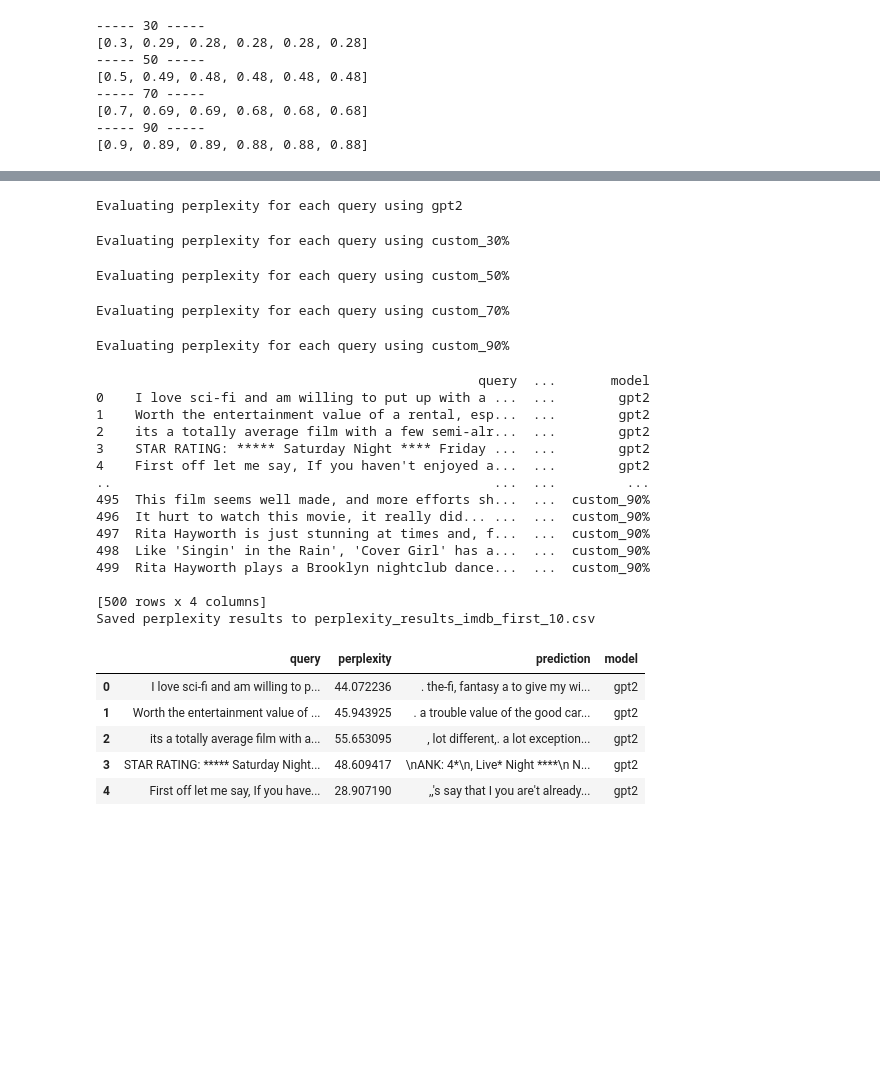
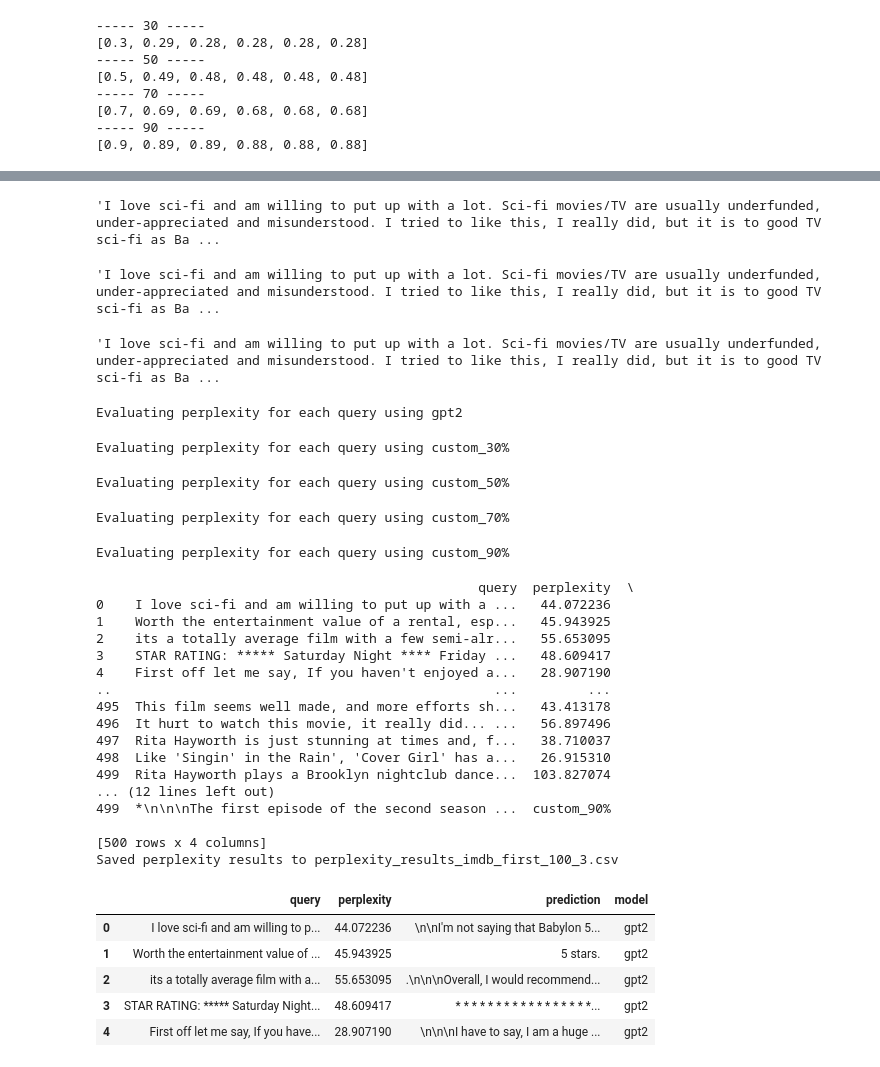
Before and after one commit to sosamandara/token_reduction_nlp, a Jupyter notebook: src/perplexity_imdb/Perplexity_per_query_imdb.ipynb, the cells around one changed output, grey strips where cells are left out. Saved outputs shown, nothing was run; the diff lists cells and outputs as text; code cells hidden in the pictures; blank space fills up the shorter version.

```diff
--- a/src/perplexity_imdb/Perplexity_per_query_imdb.ipynb
+++ b/src/perplexity_imdb/Perplexity_per_query_imdb.ipynb
@@ -136,5 +122,35 @@ for i, mask in enumerate(masks):
+# %%
+input_text = """I love sci-fi and am willing to put up with a lot. Sci-fi movies/TV are usually underfunded, under-appreciated and misunderstood. I tried to like this, I really did, but it is to good TV sci-fi as Babylon 5 is to Star Trek (the original). Silly prosthetics, cheap cardboard sets, stilted dialogues, CG that doesn't match the background, and painfully one-dimensional characters cannot be overcome with a 'sci-fi' setting. (I'm sure there are those of you out there who think Babylon 5 is good sci-fi TV. It's not. It's clichéd and uninspiring.) While US viewers might like emotion and character development, sci-fi is a genre that does not take itself seriously (cf. Star Trek). It may treat important issues, yet not as a serious philosophy. It's really difficult to care about the characters here as they are not simply foolish, just missing a spark of life. Their actions and reactions are wooden and predictable, often painful to watch. The makers of Earth KNOW it's rubbish as they have to always say "Gene Roddenberry's Earth..." otherwise people would not continue watching. Roddenberry's ashes must be turning in their orbit as this dull, cheap, poorly edited (watching it without advert breaks really brings this home) trudging Trabant of a show lumbers into space. Spoiler. So, kill off a main character. And then bring him back as another actor. Jeeez! Dallas all over again.	"""
+for _ in range(50):
+    input_text = generate_text(model_gpt, tokenizer, input_text)
+input_text
+# %% [output]
+'I love sci-fi and am willing to put up with a lot. Sci-fi movies/TV are usually underfunded, under-appreciated and misunderstood. I tried to like this, I really did, but it is to good TV sci-fi as Ba ...
+# %%
+input_text = """I love sci-fi and am willing to put up with a lot. Sci-fi movies/TV are usually underfunded, under-appreciated and misunderstood. I tried to like this, I really did, but it is to good TV sci-fi as Babylon 5 is to Star Trek (the original). Silly prosthetics, cheap cardboard sets, stilted dialogues, CG that doesn't match the background, and painfully one-dimensional characters cannot be overcome with a 'sci-fi' setting. (I'm sure there are those of you out there who think Babylon 5 is good sci-fi TV. It's not. It's clichéd and uninspiring.) While US viewers might like emotion and character development, sci-fi is a genre that does not take itself seriously (cf. Star Trek). It may treat important issues, yet not as a serious philosophy. It's really difficult to care about the characters here as they are not simply foolish, just missing a spark of life. Their actions and reactions are wooden and predictable, often painful to watch. The makers of Earth KNOW it's rubbish as they have to always say "Gene Roddenberry's Earth..." otherwise people would not continue watching. Roddenberry's ashes must be turning in their orbit as this dull, cheap, poorly edited (watching it without advert breaks really brings this home) trudging Trabant of a show lumbers into space. Spoiler. So, kill off a main character. And then bring him back as another actor. Jeeez! Dallas all over again.	"""
+for _ in range(50):
+    input_text = generate_text(custom_models["topK_90"], tokenizer, input_text)
+input_text
+# %% [output]
+'I love sci-fi and am willing to put up with a lot. Sci-fi movies/TV are usually underfunded, under-appreciated and misunderstood. I tried to like this, I really did, but it is to good TV sci-fi as Ba ...
+# %%
+input_text = """I love sci-fi and am willing to put up with a lot. Sci-fi movies/TV are usually underfunded, under-appreciated and misunderstood. I tried to like this, I really did, but it is to good TV sci-fi as Babylon 5 is to Star Trek (the original). Silly prosthetics, cheap cardboard sets, stilted dialogues, CG that doesn't match the background, and painfully one-dimensional characters cannot be overcome with a 'sci-fi' setting. (I'm sure there are those of you out there who think Babylon 5 is good sci-fi TV. It's not. It's clichéd and uninspiring.) While US viewers might like emotion and character development, sci-fi is a genre that does not take itself seriously (cf. Star Trek). It may treat important issues, yet not as a serious philosophy. It's really difficult to care about the characters here as they are not simply foolish, just missing a spark of life. Their actions and reactions are wooden and predictable, often painful to watch. The makers of Earth KNOW it's rubbish as they have to always say "Gene Roddenberry's Earth..." otherwise people would not continue watching. Roddenberry's ashes must be turning in their orbit as this dull, cheap, poorly edited (watching it without advert breaks really brings this home) trudging Trabant of a show lumbers into space. Spoiler. So, kill off a main character. And then bring him back as another actor. Jeeez! Dallas all over again.	"""
+for _ in range(50):
+    input_text = generate_text(custom_models["topK_30"], tokenizer, input_text)
+input_text
+# %% [output]
+'I love sci-fi and am willing to put up with a lot. Sci-fi movies/TV are usually underfunded, under-appreciated and misunderstood. I tried to like this, I really did, but it is to good TV sci-fi as Ba ...
 # %%
-def evaluate_perplexity_for_query(model, encodings):
+def evaluate_perplexity_for_query(model, tokenizer, encodings, input_text, num_generations=50):
+
+    generated_text = input_text
+    i = 0
+    max_length = len(tokenizer(generated_text)["input_ids"])
+    while i<num_generations and max_length<1024:
+      generated_text = generate_text(model, tokenizer, generated_text)
+      i = i+1
+      max_length = max_length+1
+
     input_ids = encodings.input_ids.to('cuda')
     seq_len = input_ids.size(1)
     log_probs = []
@@ -155,14 +171,13 @@ def evaluate_perplexity_for_query(model, encodings):
 
     avg_log_prob = np.mean(log_probs)
     perplexity = np.exp(-avg_log_prob)
-    predicted_text = tokenizer.decode(predictions)
-    return perplexity, predicted_text
+    return perplexity, generated_text[len(input_text):]
 
 def evaluate_perplexity_for_each_query(model, tokenizer, dataset):
     results = []
     for text in tqdm(dataset['text'][:100]):  # Process only the first 10 entries for now
         encodings = tokenizer(text, return_tensors='pt')
-        perplexity, predicted_text = evaluate_perplexity_for_query(model, encodings)
+        perplexity, predicted_text = evaluate_perplexity_for_query(model, tokenizer, encodings, text)
         results.append({
             'query': text,
             'perplexity': perplexity,
@@ -179,49 +194,51 @@ model_names = ['gpt2'] + [f'custom_{mask_number[i]}%' for i in range(len(custom_
 # Evaluate and save perplexities for the first 10 queries
 all_results = []
 for model, model_name in zip(models, model_names):
     print(f"Evaluating perplexity for each query using {model_name}")
     model_results = evaluate_perplexity_for_each_query(model, tokenizer, imdb_dataset)
     for result in model_results:
         result['model'] = model_name
     all_results.extend(model_results)
 
 # Convert the results to a DataFrame and display
 df_results = pd.DataFrame(all_results)
 print(df_results)
 
 
 # Optionally save to CSV
-output_path = 'perplexity_results_imdb_first_10.csv'
+output_path = 'perplexity_results_imdb_first_100_3.csv'
 df_results.to_csv(output_path, index=False)
 
 print(f"Saved perplexity results to {output_path}")
 
 # Display the first few results for inspection
 df_results.head()
 # %% [output]
 Evaluating perplexity for each query using gpt2
 Evaluating perplexity for each query using custom_30%
 Evaluating perplexity for each query using custom_50%
 Evaluating perplexity for each query using custom_70%
 Evaluating perplexity for each query using custom_90%
-                                                 query  ...       model
-0    I love sci-fi and am willing to put up with a ...  ...        gpt2
-1    Worth the entertainment value of a rental, esp...  ...        gpt2
-2    its a totally average film with a few semi-alr...  ...        gpt2
-3    STAR RATING: ***** Saturday Night **** Friday ...  ...        gpt2
-4    First off let me say, If you haven't enjoyed a...  ...        gpt2
-..                                                 ...  ...         ...
-495  This film seems well made, and more efforts sh...  ...  custom_90%
-496  It hurt to watch this movie, it really did... ...  ...  custom_90%
-497  Rita Hayworth is just stunning at times and, f...  ...  custom_90%
-498  Like 'Singin' in the Rain', 'Cover Girl' has a...  ...  custom_90%
-499  Rita Hayworth plays a Brooklyn nightclub dance...  ...  custom_90%
+                                                 query  perplexity  \
+0    I love sci-fi and am willing to put up with a ...   44.072236
+1    Worth the entertainment value of a rental, esp...   45.943925
+2    its a totally average film with a few semi-alr...   55.653095
+3    STAR RATING: ***** Saturday Night **** Friday ...   48.609417
+4    First off let me say, If you haven't enjoyed a...   28.907190
+..                                                 ...         ...
+495  This film seems well made, and more efforts sh...   43.413178
+496  It hurt to watch this movie, it really did... ...   56.897496
+497  Rita Hayworth is just stunning at times and, f...   38.710037
+498  Like 'Singin' in the Rain', 'Cover Girl' has a...   26.915310
+499  Rita Hayworth plays a Brooklyn nightclub dance...  103.827074
+... (12 lines left out)
+499  *\n\n\nThe first episode of the second season ...  custom_90%
 
 [500 rows x 4 columns]
-Saved perplexity results to perplexity_results_imdb_first_10.csv
+Saved perplexity results to perplexity_results_imdb_first_100_3.csv
 |  | query | perplexity | prediction | model |
-| 0 | I love sci-fi and am willing to p... | 44.072236 | . the-fi, fantasy a to give my wi... | gpt2 |
-| 1 | Worth the entertainment value of ... | 45.943925 | . a trouble value of the good car... | gpt2 |
-| 2 | its a totally average film with a... | 55.653095 | , lot different,. a lot exception... | gpt2 |
-| 3 | STAR RATING: ***** Saturday Night... | 48.609417 | \nANK: 4*\n, Live* Night ****\n N... | gpt2 |
-| 4 | First off let me say, If you have... | 28.907190 | ,,'s say that I you are't already... | gpt2 |
+| 0 | I love sci-fi and am willing to p... | 44.072236 | \n\nI'm not saying that Babylon 5... | gpt2 |
+| 1 | Worth the entertainment value of ... | 45.943925 | 5 stars. | gpt2 |
+| 2 | its a totally average film with a... | 55.653095 | .\n\n\nOverall, I would recommend... | gpt2 |
+| 3 | STAR RATING: ***** Saturday Night... | 48.609417 | * * * * * * * * * * * * * * * * *... | gpt2 |
+| 4 | First off let me say, If you have... | 28.907190 | \n\n\nI have to say, I am a huge ... | gpt2 |
```
Also changed, not shown: parts of 17 cells of this notebook, 3 other files.
